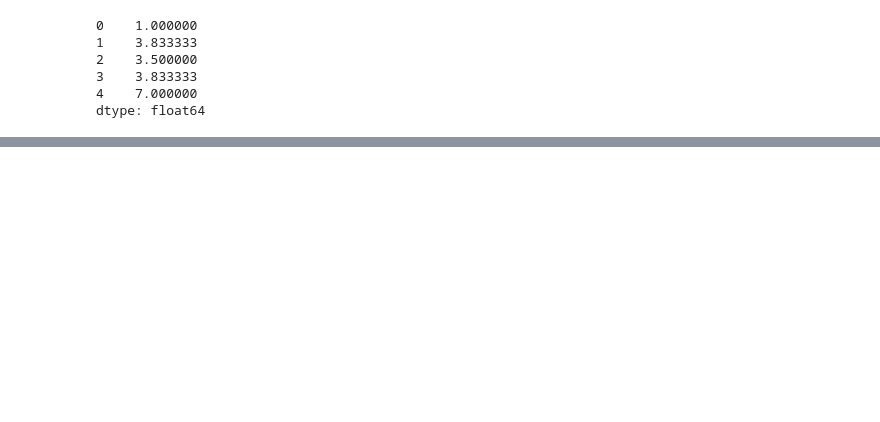
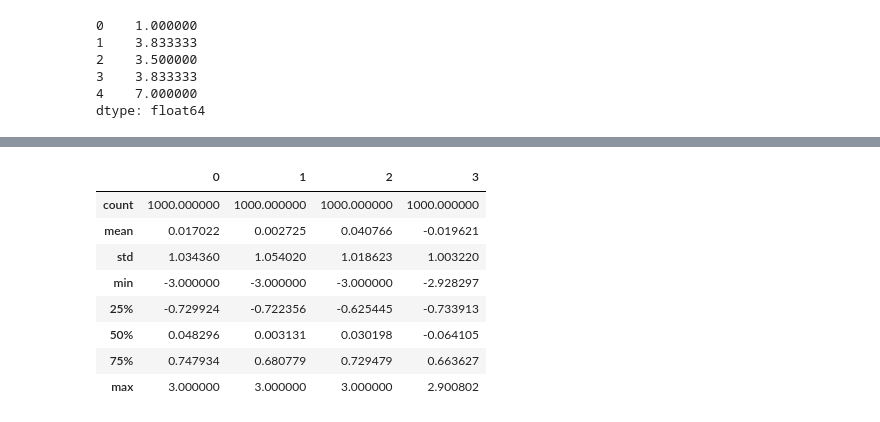
Before and after one commit to bartezz32/pandas-anaconda, a Jupyter notebook: chapter7/Data_Preprocessing.ipynb, the cells around one changed output, grey strips where cells are left out. Drawn from its saved outputs; the diff is of its cells as text; code cells hidden in the pictures; blank space fills up the shorter version.

```diff
--- a/chapter7/Data_Preprocessing.ipynb
+++ b/chapter7/Data_Preprocessing.ipynb
@@ -162,0 +482,13 @@ dtype: float64
+# %%
+data[np.abs(data) > 3] = np.sign(data) * 3
+data.describe()
+# %% [output]
+|  | 0 | 1 | 2 | 3 |
+| count | 1000.000000 | 1000.000000 | 1000.000000 | 1000.000000 |
+| mean | 0.017022 | 0.002725 | 0.040766 | -0.019621 |
+| std | 1.034360 | 1.054020 | 1.018623 | 1.003220 |
+| min | -3.000000 | -3.000000 | -3.000000 | -2.928297 |
+| 25% | -0.729924 | -0.722356 | -0.625445 | -0.733913 |
+| 50% | 0.048296 | 0.003131 | 0.030198 | -0.064105 |
+| 75% | 0.747934 | 0.680779 | 0.729479 | 0.663627 |
+| max | 3.000000 | 3.000000 | 3.000000 | 2.900802 |
```
Also changed, not shown: parts of 62 cells of this notebook, 4 other files.
